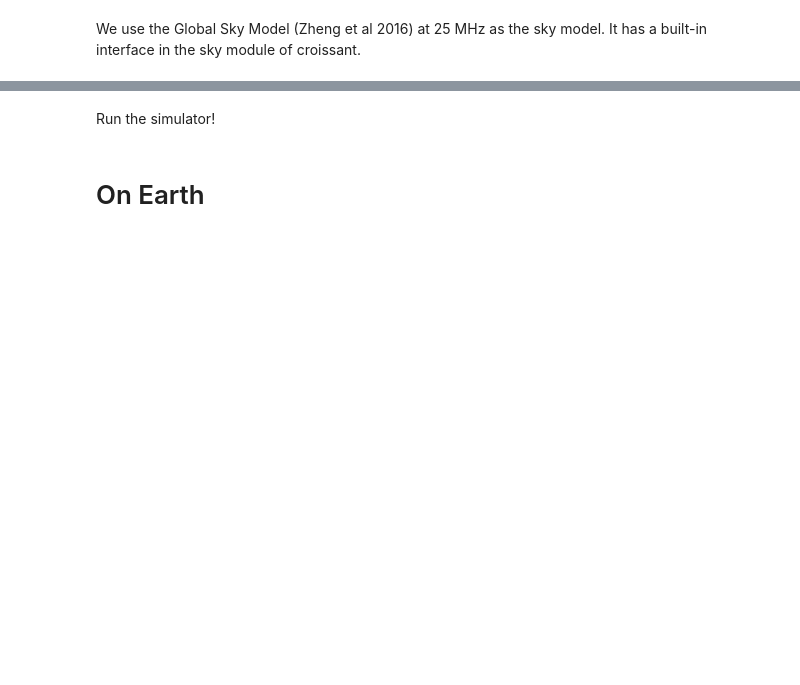
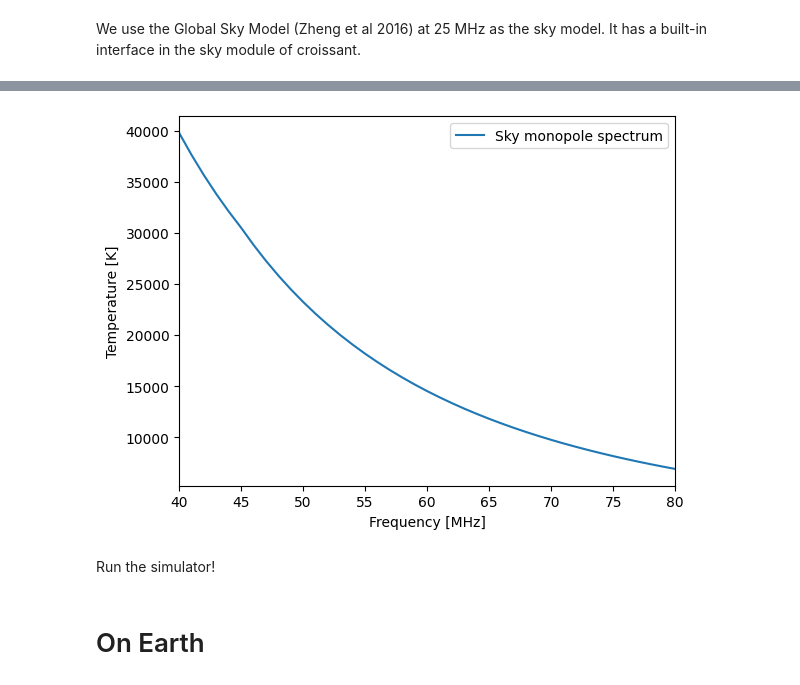
Before and after one commit to christianhbye/croissant, a Jupyter notebook: notebooks/jax_example.ipynb, the cells around one changed output, grey strips where cells are left out. Cells and saved outputs as stored; diff of their text form; code cells hidden in the pictures; blank space fills up the shorter version.

```diff
--- a/notebooks/jax_example.ipynb
+++ b/notebooks/jax_example.ipynb
@@ -54,11 +61,13 @@ hp.mollview(sky.hp_map(nside)[0], title=f"Sky at {freq[0]:.0f} MHz")
 # %%
 plt.figure()
-plt.plot(sky.frequencies, np.real(sky[:, 0, 0]), label="Sky monopole spectrum")
+plt.plot(sky.frequencies, jnp.real(sky[:, 0, 0]), label="Sky monopole spectrum")
 plt.xlabel("Frequency [MHz]")
 plt.ylabel("Temperature [K]")
 plt.xlim(sky.frequencies.min(), sky.frequencies.max())
 plt.legend()
 plt.show()
+# %% [output]
+[figure, added]
 # %%
 # let's do a full sidereal day on the moon
 loc = (20., -10.)
```
Also changed, not shown: parts of 5 cells of this notebook.
